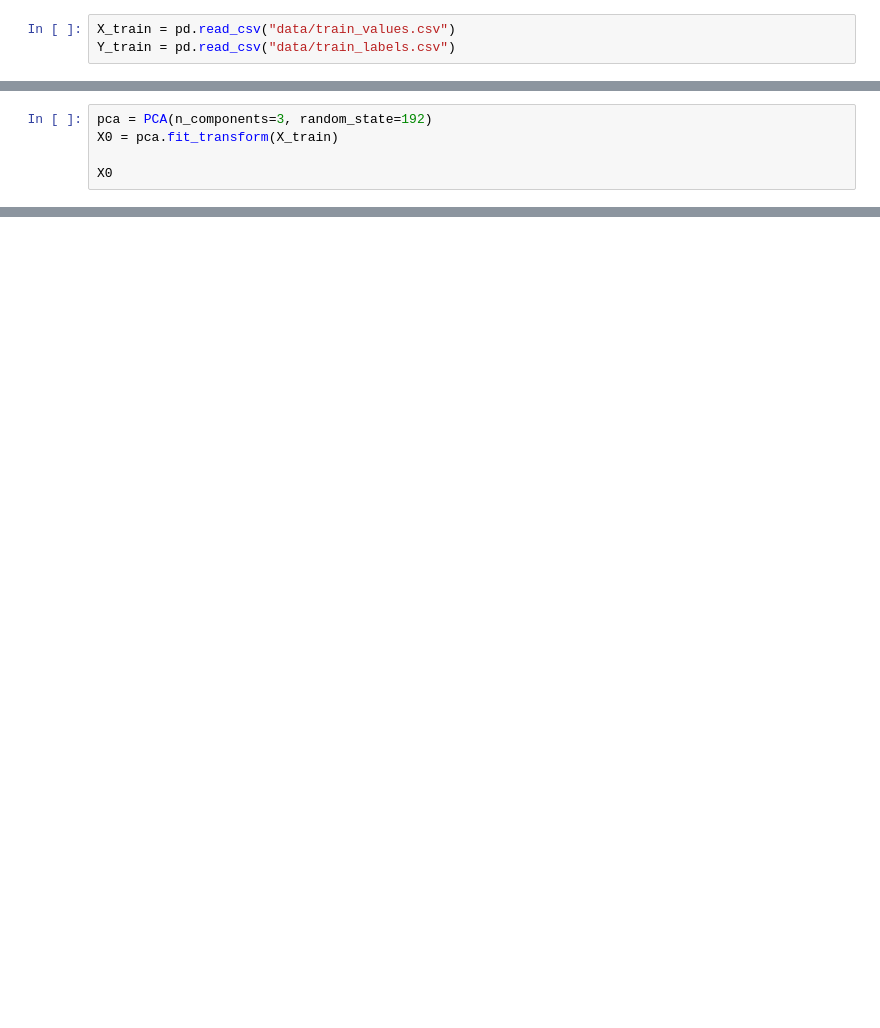
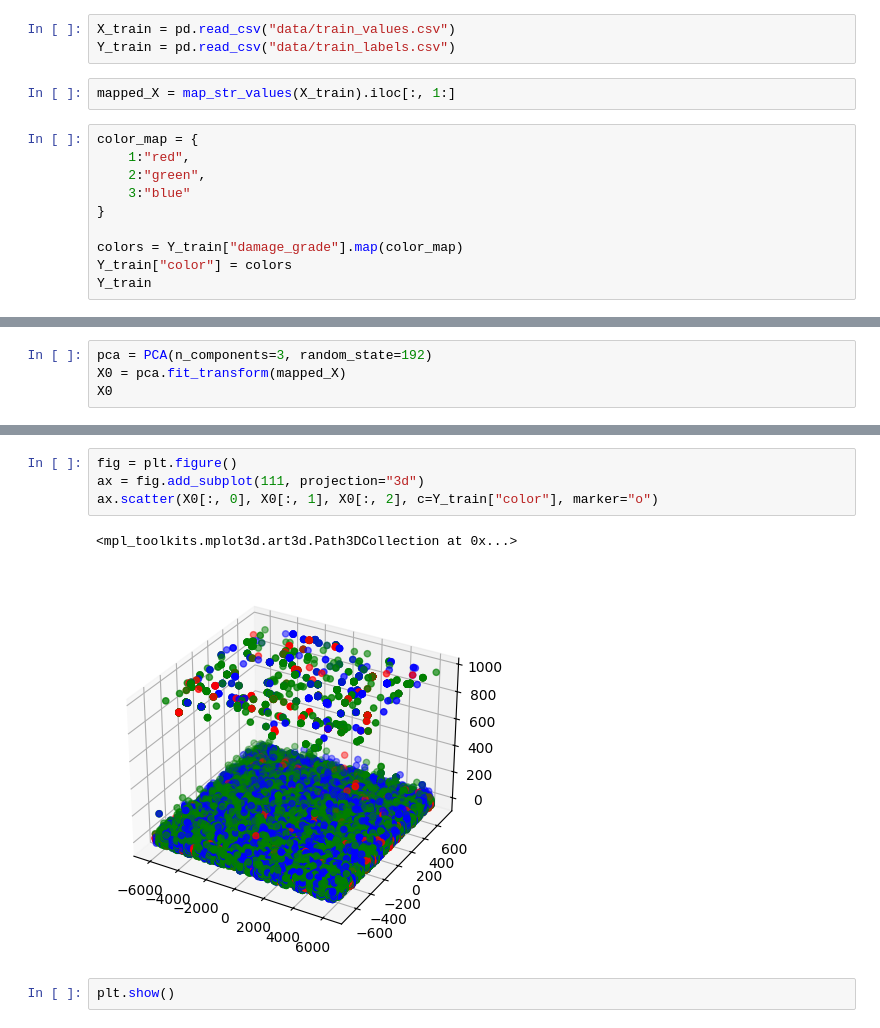
Before and after one commit to anbit192/earthquake, a Jupyter notebook: eathquake_visualize.ipynb, the cells around one changed output, grey strips where cells are left out. Saved outputs shown, nothing was run; the diff lists cells and outputs as text; blank space fills up the shorter version.

Commit message:
visualize?

```diff
--- a/eathquake_visualize.ipynb
+++ b/eathquake_visualize.ipynb
@@ -6,3 +8,15 @@ from sklearn.decomposition import PCA
 # %%
 X_train = pd.read_csv("data/train_values.csv")
 Y_train = pd.read_csv("data/train_labels.csv")
+# %%
+mapped_X = map_str_values(X_train).iloc[:, 1:]
+# %%
+color_map = {
+    1:"red",
+    2:"green",
+    3:"blue"
+}
+
+colors = Y_train["damage_grade"].map(color_map)
+Y_train["color"] = colors
+Y_train
@@ -9,6 +37,5 @@ Y_train = pd.read_csv("data/train_labels.csv")
 # %%
 pca = PCA(n_components=3, random_state=192)
-X0 = pca.fit_transform(X_train)
-
+X0 = pca.fit_transform(mapped_X)
 X0
 # %% [output]
@@ -15,0 +73,9 @@ ValueError: could not convert string to float: 't'
+# %%
+fig = plt.figure()
+ax = fig.add_subplot(111, projection="3d")
+ax.scatter(X0[:, 0], X0[:, 1], X0[:, 2], c=Y_train["color"], marker="o")
+# %% [output]
+<mpl_toolkits.mplot3d.art3d.Path3DCollection at 0x...>
+[figure, added]
+# %%
+plt.show()
```
Also changed, not shown: parts of 6 cells of this notebook, 1 other file.
